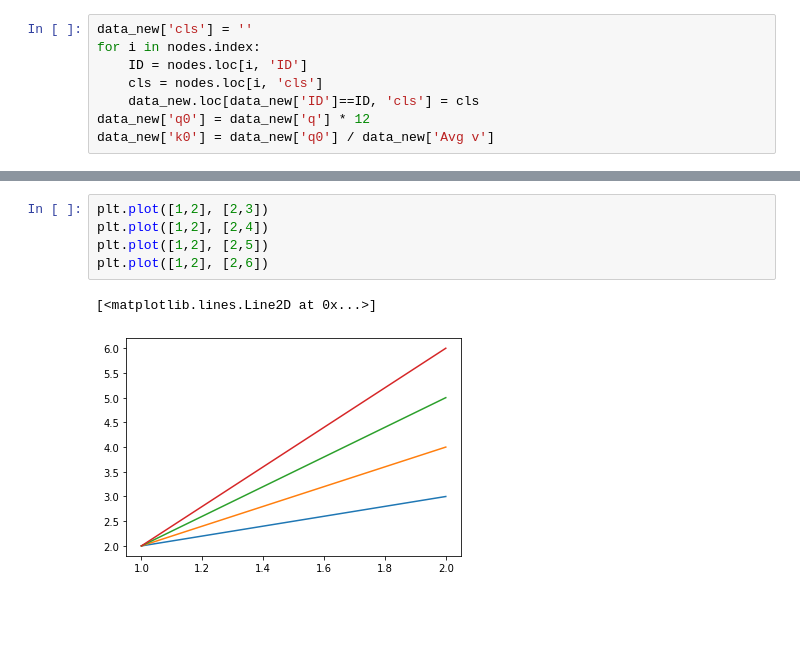
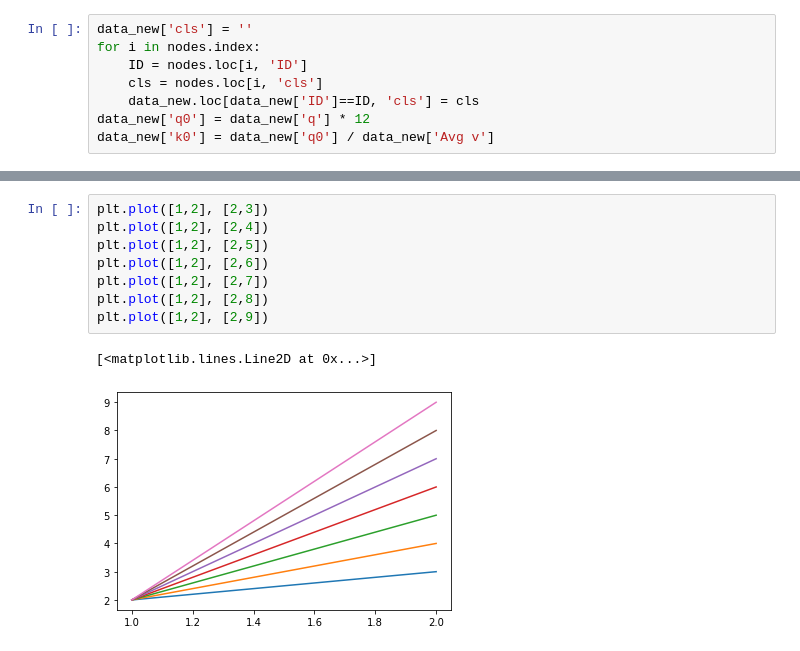
Before and after one commit to khzhang2/CE263Proj, a Jupyter notebook: Louvain.ipynb, the cells around one changed output, grey strips where cells are left out. Cells and saved outputs as stored; diff of their text form; blank space fills up the shorter version.

```diff
--- a/Louvain.ipynb
+++ b/Louvain.ipynb
@@ -106,11 +116,14 @@ print(NSk/len(c_set))
 # %%
 plt.plot([1,2], [2,3])
 plt.plot([1,2], [2,4])
 plt.plot([1,2], [2,5])
 plt.plot([1,2], [2,6])
+plt.plot([1,2], [2,7])
+plt.plot([1,2], [2,8])
+plt.plot([1,2], [2,9])
 # %% [output]
 [<matplotlib.lines.Line2D at 0x...>]
-[figure, old version]
+[figure, new version]
 # %%
 len(nodes.loc[nodes['cls']==a, 'q'])
 # %% [output]
```
Also changed, not shown: parts of 5 cells of this notebook.
